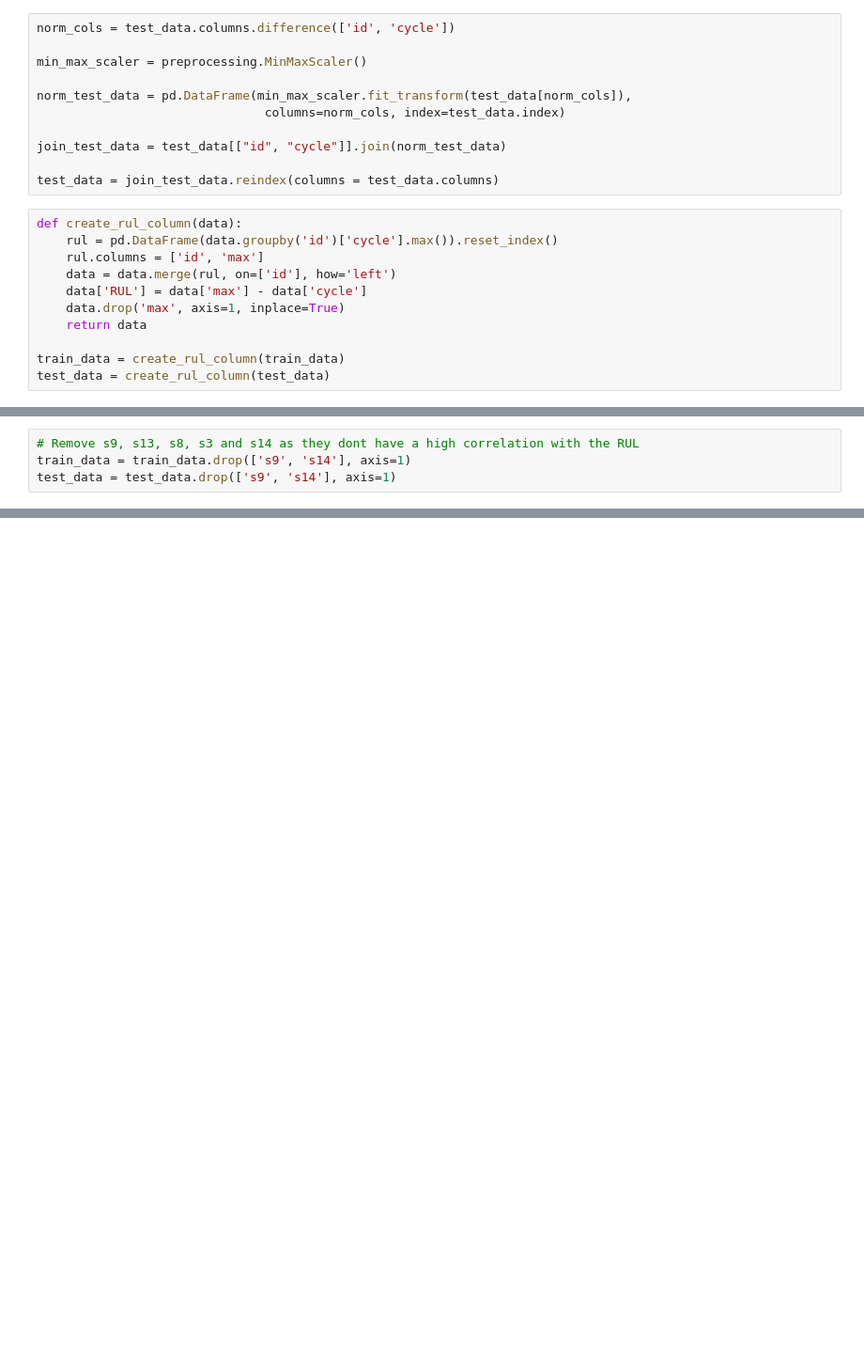
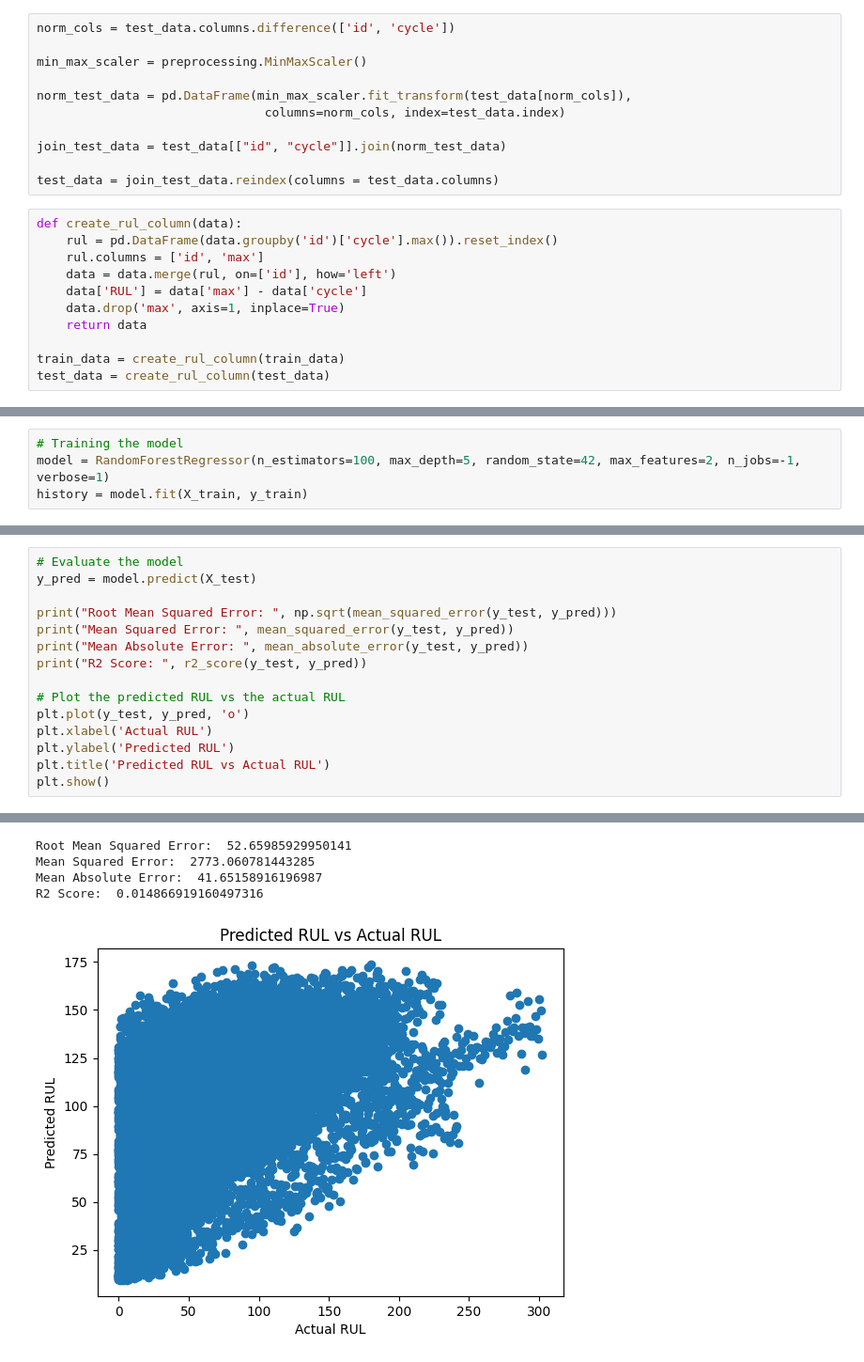
Before and after one commit to NechZ/Predictive-Maintenance, a Jupyter notebook: Engine-Predictive-Maintenance.ipynb, the cells around one changed output, grey strips where cells are left out. Shown at 94% size. Drawn from its saved outputs; the diff is of its cells as text; blank space fills up the shorter version.

Commit message:
Random Forest

```diff
--- a/Engine-Predictive-Maintenance.ipynb
+++ b/Engine-Predictive-Maintenance.ipynb
@@ -124,7 +122,3 @@ plt.show()
-# %%
-# Remove s9, s13, s8, s3 and s14 as they dont have a high correlation with the RUL
-train_data = train_data.drop(['s9', 's14'], axis=1)
-test_data = test_data.drop(['s9', 's14'], axis=1)
 # %%
 # Set up the data for the model
 X_train = train_data.drop(['RUL'], axis=1)
@@ -255,0 +129,4 @@ R^2 score:  -26164.671875
+# %%
+# Training the model
+model = RandomForestRegressor(n_estimators=100, max_depth=5, random_state=42, max_features=2, n_jobs=-1, verbose=1)
+history = model.fit(X_train, y_train)
@@ -255,0 +137,16 @@ R^2 score:  -26164.671875
+# %%
+# Evaluate the model
+y_pred = model.predict(X_test)
+
+print("Root Mean Squared Error: ", np.sqrt(mean_squared_error(y_test, y_pred)))
+print("Mean Squared Error: ", mean_squared_error(y_test, y_pred))
+print("Mean Absolute Error: ", mean_absolute_error(y_test, y_pred))
+print("R2 Score: ", r2_score(y_test, y_pred))
+
+# Plot the predicted RUL vs the actual RUL
+plt.plot(y_test, y_pred, 'o')
+plt.xlabel('Actual RUL')
+plt.ylabel('Predicted RUL')
+plt.title('Predicted RUL vs Actual RUL')
+plt.show()
+# %% [output]
@@ -255,0 +156,5 @@ R^2 score:  -26164.671875
+Root Mean Squared Error:  52.65985929950141
+Mean Squared Error:  2773.060781443285
+Mean Absolute Error:  41.65158916196987
+R2 Score:  0.014866919160497316
+[figure, added]
```
Also changed, not shown: parts of 10 cells of this notebook.
